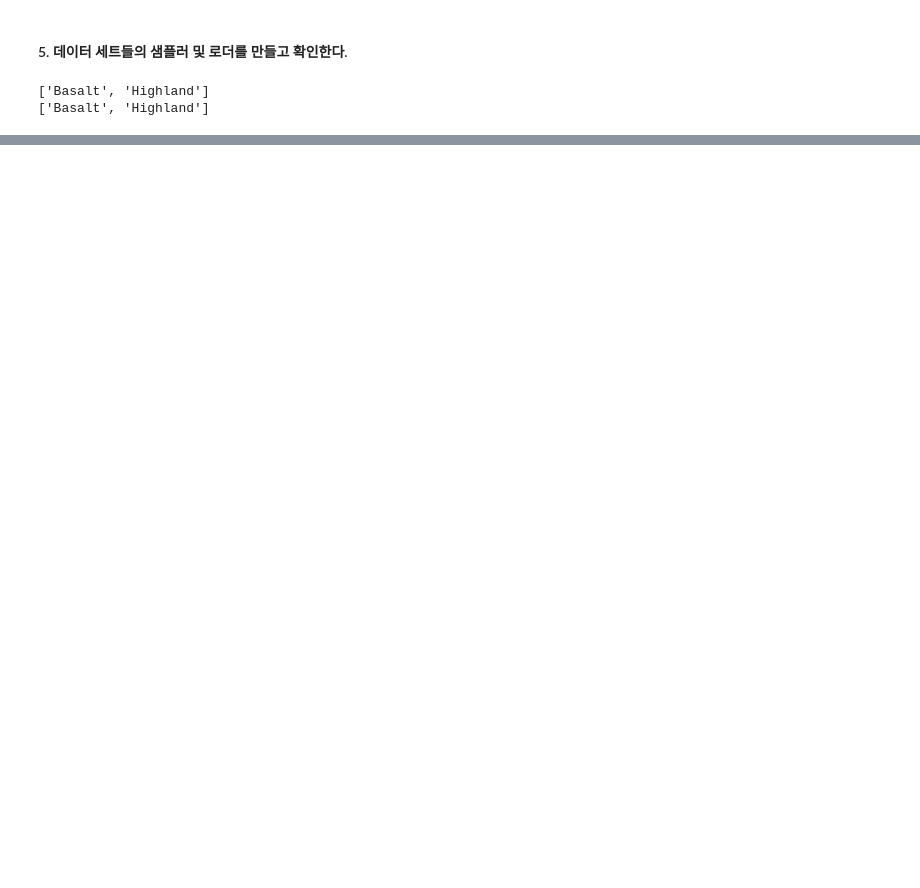
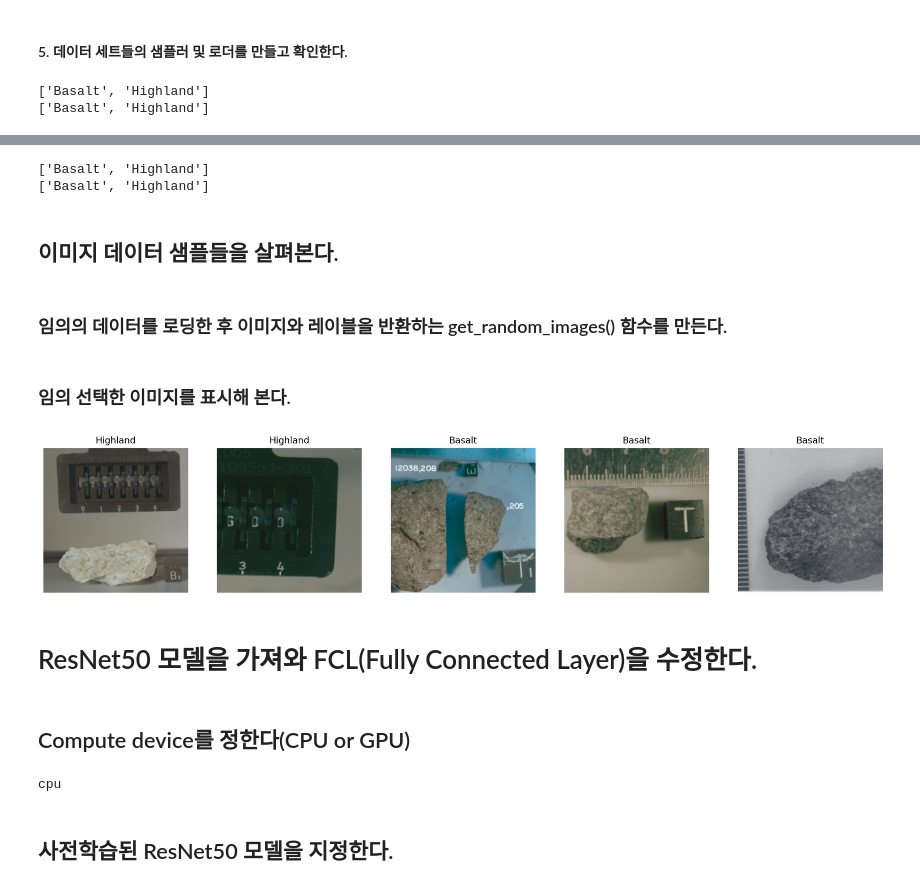
Before and after one commit to SiunKimm/A00-spacerocks, a Jupyter notebook: classify-space-rock.ipynb, the cells around one changed output, grey strips where cells are left out. Saved outputs shown, nothing was run; the diff lists cells and outputs as text; code cells hidden in the pictures; blank space fills up the shorter version.

Commit message:
feat: Fully Connected Layer(FCL) 수정 (전이학습)

```diff
--- a/classify-space-rock.ipynb
+++ b/classify-space-rock.ipynb
@@ -128,0 +161,67 @@ print(testloader.dataset.classes)
+# %%
+# load_split_train_test() 함수를 이용하여 trainloader와 testloader를 만들고 확인한다.
+trainloader, testloader = load_split_train_test(data_dir, 0.2)
+
+print(trainloader.dataset.classes)
+print(testloader.dataset.classes)
+# %% [output]
+['Basalt', 'Highland']
+['Basalt', 'Highland']
+# %% [markdown]
+## 이미지 데이터 샘플들을 살펴본다.
+# %% [markdown]
+### 임의의 데이터를 로딩한 후 이미지와 레이블을 반환하는 get_random_images() 함수를 만든다.
+# %%
+def get_random_images(num) :
+
+    data = datasets.ImageFolder(data_dir, transform=t_transforms)
+    indices = list(range(len(data)))
+    np.random.shuffle(indices)
+    idx = indices[:num]
+
+    from torch.utils.data.sampler import SubsetRandomSampler
+    sampler = SubsetRandomSampler(idx)
+    loader = torch.utils.data.DataLoader(data, sampler=sampler, batch_size=num)
+    # loader에서 데이터를 한 개씩 꺼내주는 iterator를 생성한다.
+    dataiter = iter(loader)
+    images, labels = dataiter.next()
+
+    return images, labels
+# %% [markdown]
+### 임의 선택한 이미지를 표시해 본다.
+# %%
+# 5개의 이미지와 레이블을 랜덤하게 가져온다.
+images, labels = get_random_images(5)
+
+#픽셀 배열을 PIL 형식의 이미지로 변환하고 이미지 크기를 지정한다.
+to_pil = transforms.ToPILImage()
+fig = plt.figure(figsize=(20, 20))
+
+# 학습 데이터의 class 리스트를 얻는다.
+classes = trainloader.dataset.classes
+
+# 이미지를 표시하기 위한 설정을 한다.
+for ii in range(len(images)) :
+    image = to_pil(images[ii])
+    sub = fig.add_subplot(1, len(images), ii+1)
+    index = labels[ii].item()
+    sub.set_title(classes[index])
+    plt.axis('off')
+    plt.imshow(image)
+
+# 주피터 노트북에 이미지를 표시한다
+plt.show()
+# %% [output]
+[figure, added]
+# %% [markdown]
+# ResNet50 모델을 가져와 FCL(Fully Connected Layer)을 수정한다.
+# %% [markdown]
+## Compute device를 정한다(CPU or GPU)
+# %%
+# compute device를 정하고 확인한다.
+device = torch.device('cuda' if torch.cuda.is_available() else 'cpu')
+print(device)
+# %% [output]
+cpu
+# %% [markdown]
+## 사전학습된 ResNet50 모델을 지정한다.
```
Also changed, not shown: parts of 12 cells of this notebook.
